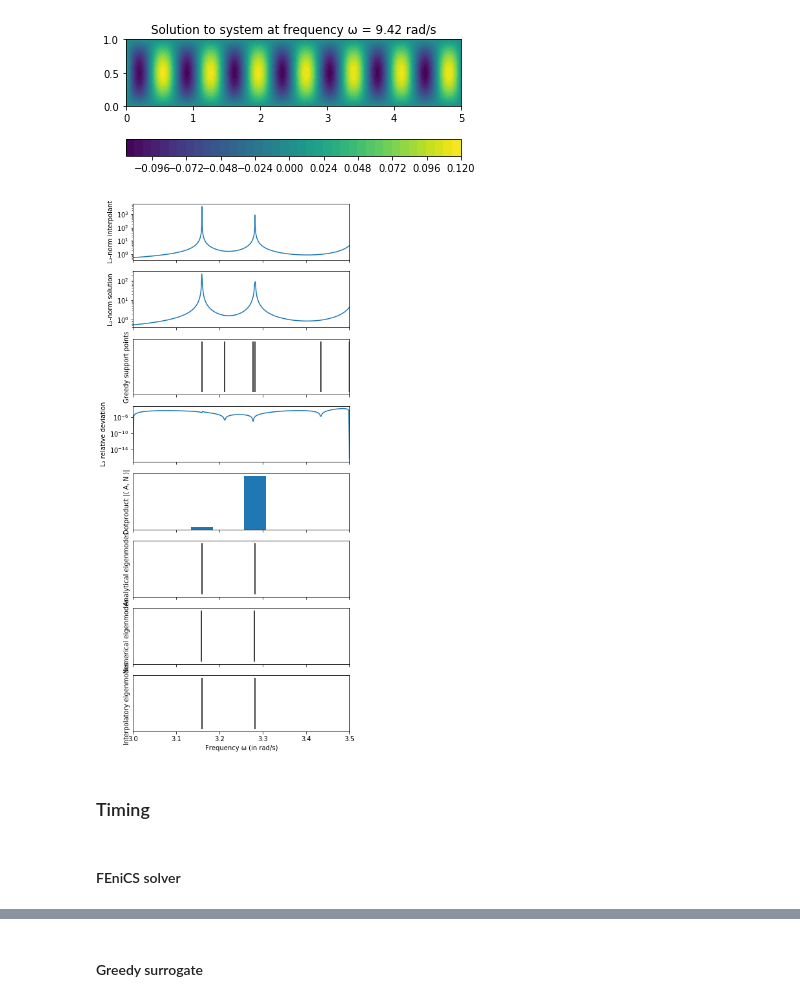
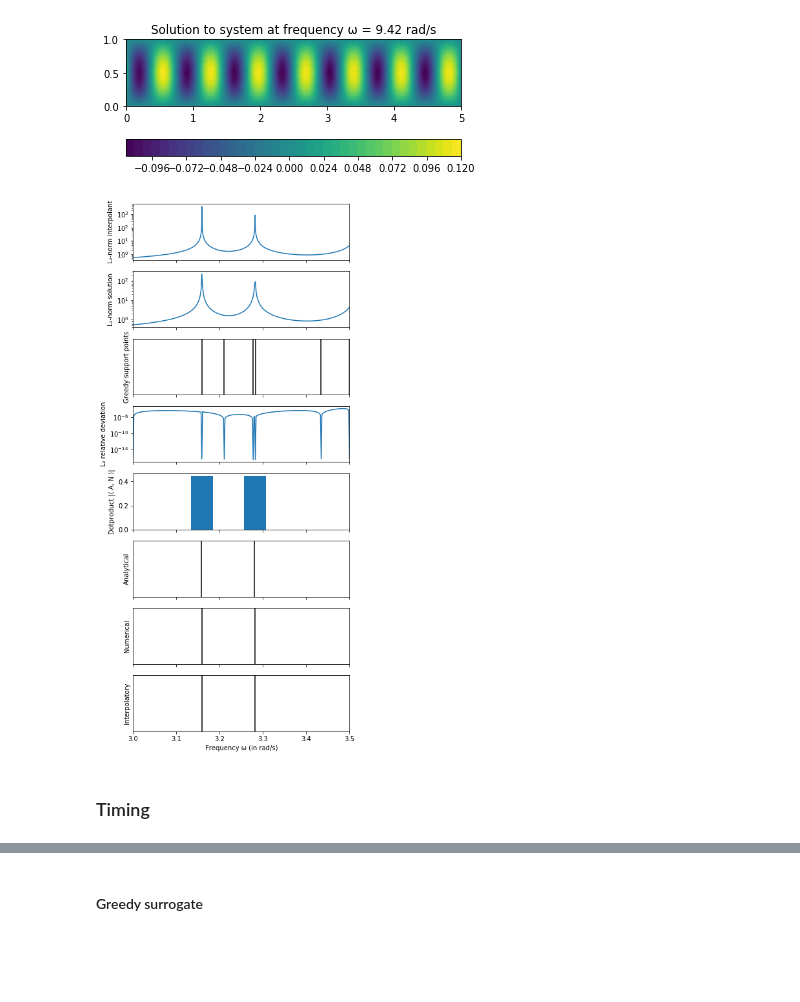
Before and after one commit to FMatti/Maxwell-MRI, a Jupyter notebook: examples/rectangular_cavity/rectangular_cavity.ipynb, the cells around one changed output, grey strips where cells are left out. Saved outputs shown, nothing was run; the diff lists cells and outputs as text; code cells hidden in the pictures; blank space fills up the shorter version.

Commit message:
improve interfaces rework rational interpolation

```diff
--- a/examples/rectangular_cavity/rectangular_cavity.ipynb
+++ b/examples/rectangular_cavity/rectangular_cavity.ipynb
@@ -20,9 +20,9 @@ Lx, Ly = 5.0, 1.0
 Nx, Ny = 101, 21
 m = 1
 g_N = fen.Expression('sin(x[1]*m*pi/Ly)', degree=2, Ly=Ly, m=m)
-WG = RectangularCavity(Lx=Lx, Ly=Ly, Nx=Nx, Ny=Ny, g_N=g_N)
-WG.setup()
-WG.plot_g_N()
+RC = RectangularCavity(Lx=Lx, Ly=Ly, Nx=Nx, Ny=Ny, g_N=g_N)
+RC.setup()
+RC.plot_g_N()
 # %% [output]
 [figure]
 # %% [markdown]
@@ -35,47 +35,52 @@ WG.plot_solution()
 # %%
 class trace(fen.SubDomain):
     def inside(self, x, on_boundary):
-        return on_boundary and fen.near(x[0], 0.0) and x[1]>0.0 and x[1]<WG.Ly
+        return on_boundary and fen.near(x[0], 0.0) and x[1]>0.0 and x[1]<RC.Ly
 
-#VS = VectorSpaceL2(WG, trace())
-VS = VectorSpaceL2(WG)
+#VS = VectorSpaceL2(RC, trace())
+VS = VectorSpaceL2(RC)
 # %%
 fig, ax = plt.subplots(8, 1, figsize=(6, 15), sharex=True)
 
 a = 3
 b = 3.5
 omegas = np.linspace(a, b, 300)
+RC.solve(omegas)
+MRI = MinimalRationalInterpolation(VS)
+snapshots = RC.get_solution(tonumpy=True, trace=VS.get_trace())
+omegas = RC.get_frequency()
+MRI.compute_surrogate(snapshots, omegas, greedy=True, tol=1e-1)
 
-MRI = MinimalRationalInterpolation(WG, VS)
-MRI.compute_surrogate('greedy', a, b, tol=1e-1, n=1000)
+ax[0].set_ylabel('L\u2082-norm interpolant')
 helpers.plot_surrogate_norms(ax[0], MRI, VS, a, b)
 
-WG.solve(omegas)
-helpers.plot_solution_norms(ax[1], WG, VS)
-helpers.plot_surrogate_support_points(ax[2], MRI)
-helpers.plot_surrogate_error_norms(ax[3], WG, MRI, VS)
+ax[1].set_ylabel('L\u2082-norm solution')
+helpers.plot_solution_norms(ax[1], RC, VS)
 
-helpers.plot_eigvecs_dot_N(ax[4], WG, a, b, width=0.05)
-helpers.plot_numerical_eigenfrequencies(ax[5], WG, a, b)
-helpers.plot_analytical_eigenfrequencies(ax[6], WG, a, b)
-helpers.plot_interpolatory_eigenfrequencies(ax[7], MRI, VS)
+ax[2].set_ylabel('Greedy support points')
+helpers.plot_lines(ax[2], MRI.get_surrogate().get_nodes())
 
-ax[0].set_ylabel('L\u2082-norm interpolant')
-ax[1].set_ylabel('L\u2082-norm solution')
-ax[2].set_ylabel('Greedy support points')
-ax[2].set_yticks([])
 ax[3].set_ylabel('L\u2082 relative deviation')
+helpers.plot_surrogate_error_norms(ax[3], RC, MRI, VS)
+
+eigfreqs, eigvecs = RC.get_numerical_eigenfrequencies(a, b, return_eigvecs=True)
+
 ax[4].set_ylabel('Dotproduct |\u27E8 A, N \u27E9|')
-ax[5].set_ylabel('Analytical eigenmodes')
-ax[5].set_yticks([])
-ax[6].set_ylabel('Numerical eigenmodes')
-ax[6].set_yticks([])
-ax[7].set_ylabel('Interpolatory eigenmodes')
-ax[7].set_yticks([])
-ax[7].set_xlabel('Frequency \u03C9 (in rad/s)')
-ax[7].set_xlim(a, b)
+ax[4].bar(eigfreqs, np.abs([np.inner(RC.insert_boundary_values(eigvec), RC.get_N()) for eigvec in eigvecs]), width=0.05)
+
+ax[5].set_ylabel('Analytical')
+helpers.plot_lines(ax[5], RC.get_analytical_eigenfrequencies(a, b))
+
+ax[6].set_ylabel('Numerical')
+helpers.plot_lines(ax[6], eigfreqs)
+
+ax[7].set_ylabel('Interpolatory')
+helpers.plot_lines(ax[7], MRI.get_interpolatory_eigenfrequencies(only_real=True))
+
+ax[-1].set_xlabel('Frequency \u03C9 (in rad/s)')
+ax[-1].set_xlim(a, b)
 plt.show()
 # %% [output]
-[figure, old version]
+[figure, new version]
 # %% [markdown]
 ### Timing
@@ -84,2 +86,0 @@ omega = WG.get_analytical_eigenfrequencies(0, 10)[0]
-# %% [markdown]
-#### FEniCS solver
```
Also changed, not shown: parts of 14 cells of this notebook, 7 other files.
